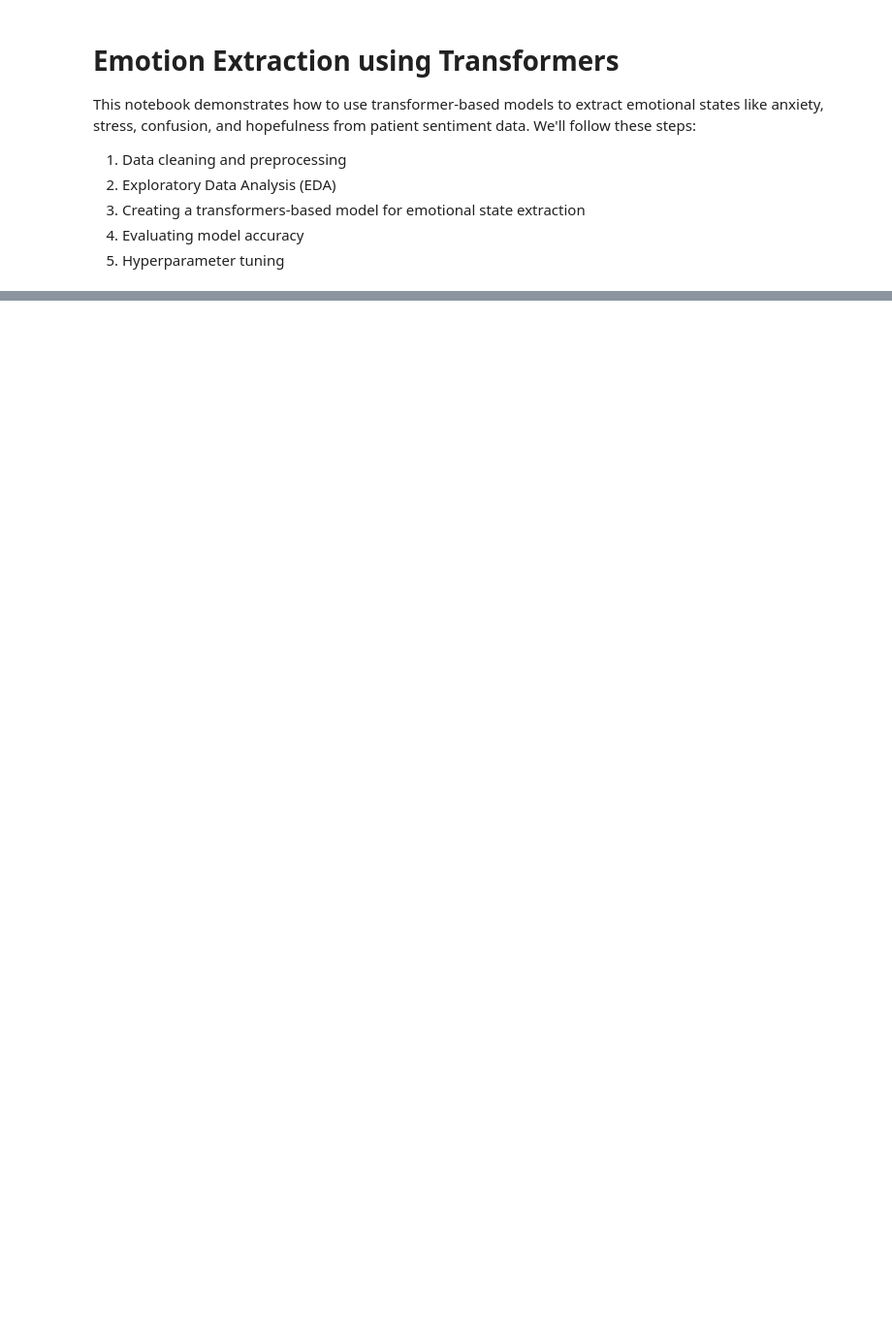
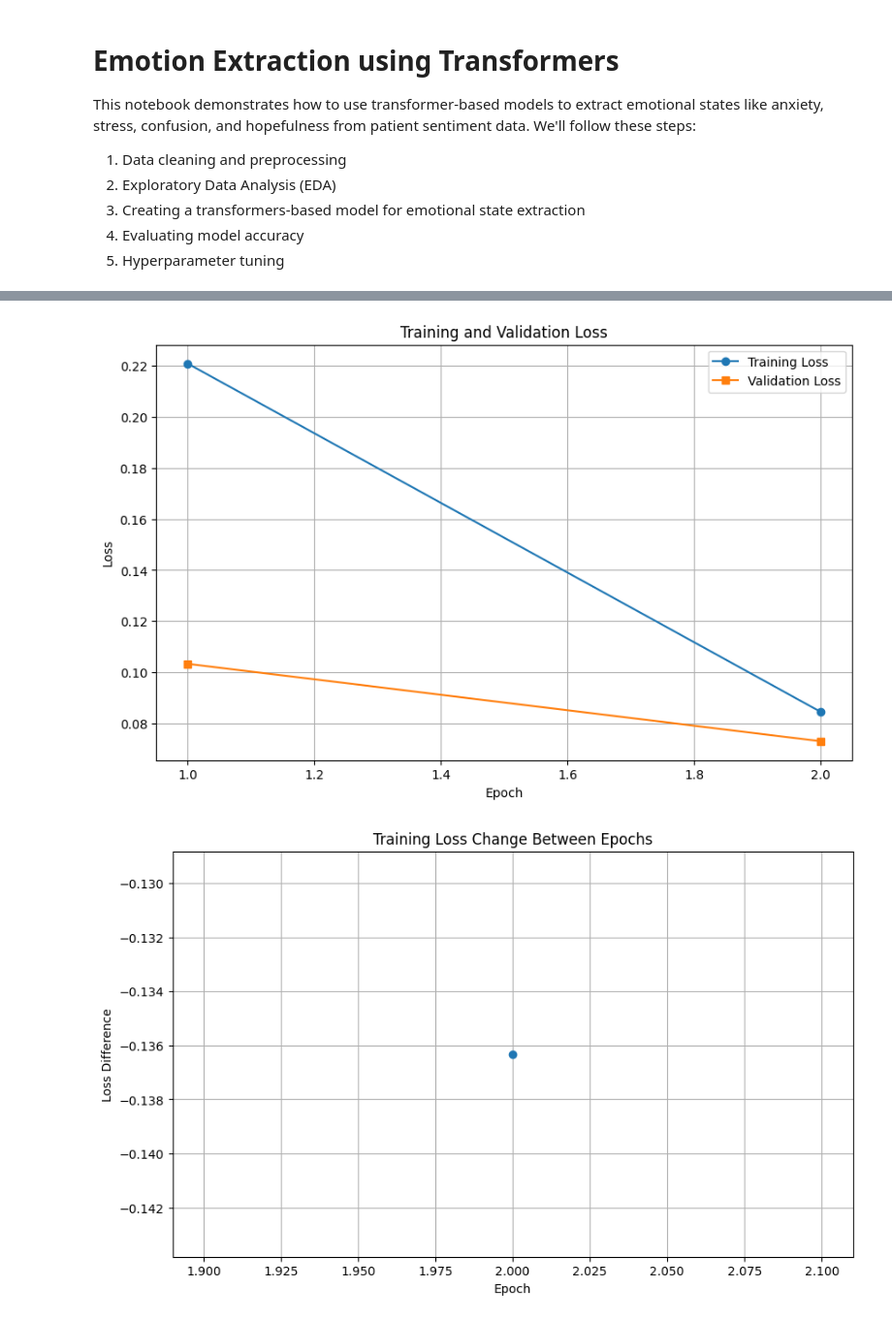
Before and after one commit to Kvnhooman/Final-Project-4-3, a Jupyter notebook: transformers/transformers.ipynb, the cells around one changed output, grey strips where cells are left out. Shown at 97% size. Saved outputs shown, nothing was run; the diff lists cells and outputs as text; code cells hidden in the pictures; blank space fills up the shorter version.

```diff
--- a/transformers/transformers.ipynb
+++ b/transformers/transformers.ipynb
@@ -203,24 +358,28 @@ def train_model(model, train_dataloader, optimizer, scheduler, device, epochs=3)
 # %%
-# Define evaluation function
+# Define optimized evaluation function
 def evaluate_model(model, test_dataloader, device):
     model.eval()
 
-    predictions = []
-    actual_labels = []
+    all_predictions = []
+    all_targets = []
 
+    # Use larger batches for evaluation
     with torch.no_grad():
         for batch in tqdm(test_dataloader, desc="Evaluating"):
             input_ids = batch['input_ids'].to(device)
             attention_mask = batch['attention_mask'].to(device)
-            targets = batch['targets'].to(device)
+            targets = batch['targets']
 
+            # Forward pass
             outputs = model(input_ids=input_ids, attention_mask=attention_mask)
             logits = outputs.logits
 
-            # Apply sigmoid and threshold at 0.5
-            preds = torch.sigmoid(logits).cpu().numpy() >= 0.5
+            # Apply sigmoid and threshold at 0.5 (keeping on GPU for efficiency)
+            predictions = (torch.sigmoid(logits) >= 0.5).cpu().numpy().astype(int)
 
-            predictions.extend(preds.astype(int))
-            actual_labels.extend(targets.cpu().numpy())
+            # Collect predictions and targets
+            all_predictions.append(predictions)
+            all_targets.append(targets.numpy())
 
-    return np.array(predictions), np.array(actual_labels)
+    # Concatenate results
+    return np.vstack(all_predictions), np.vstack(all_targets)
@@ -320 +514,26 @@ plt.show()
+# %%
+# Plot training and validation loss
+plt.figure(figsize=(10, 6))
+epochs = range(1, len(losses) + 1)
+plt.plot(epochs, losses, marker='o', label='Training Loss')
+plt.plot(epochs, val_losses, marker='s', label='Validation Loss')
+plt.title('Training and Validation Loss')
+plt.xlabel('Epoch')
+plt.ylabel('Loss')
+plt.grid(True)
+plt.legend()
+plt.show()
+
+# Plot time taken per epoch (if you ran multiple epochs)
+if len(losses) > 1:
+    plt.figure(figsize=(10, 6))
+    plt.plot(epochs[1:], [losses[i] - losses[i-1] for i in range(1, len(losses))], marker='o')
+    plt.title('Training Loss Change Between Epochs')
+    plt.xlabel('Epoch')
+    plt.ylabel('Loss Difference')
+    plt.grid(True)
+    plt.show()
+# %% [output]
+[figure, added]
+[figure, added]
 # %%
```
Also changed, not shown: parts of 26 cells of this notebook, 9 other files.
